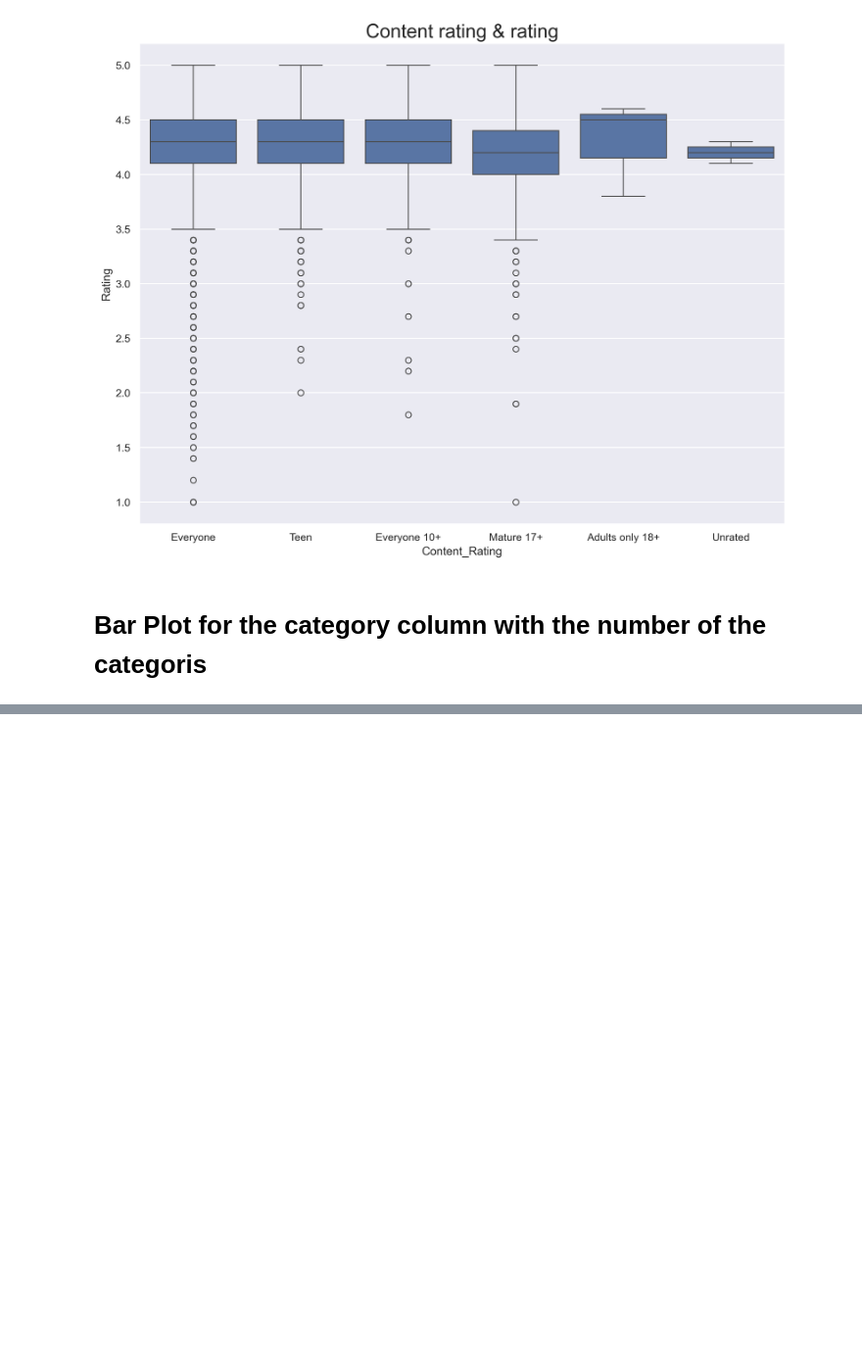
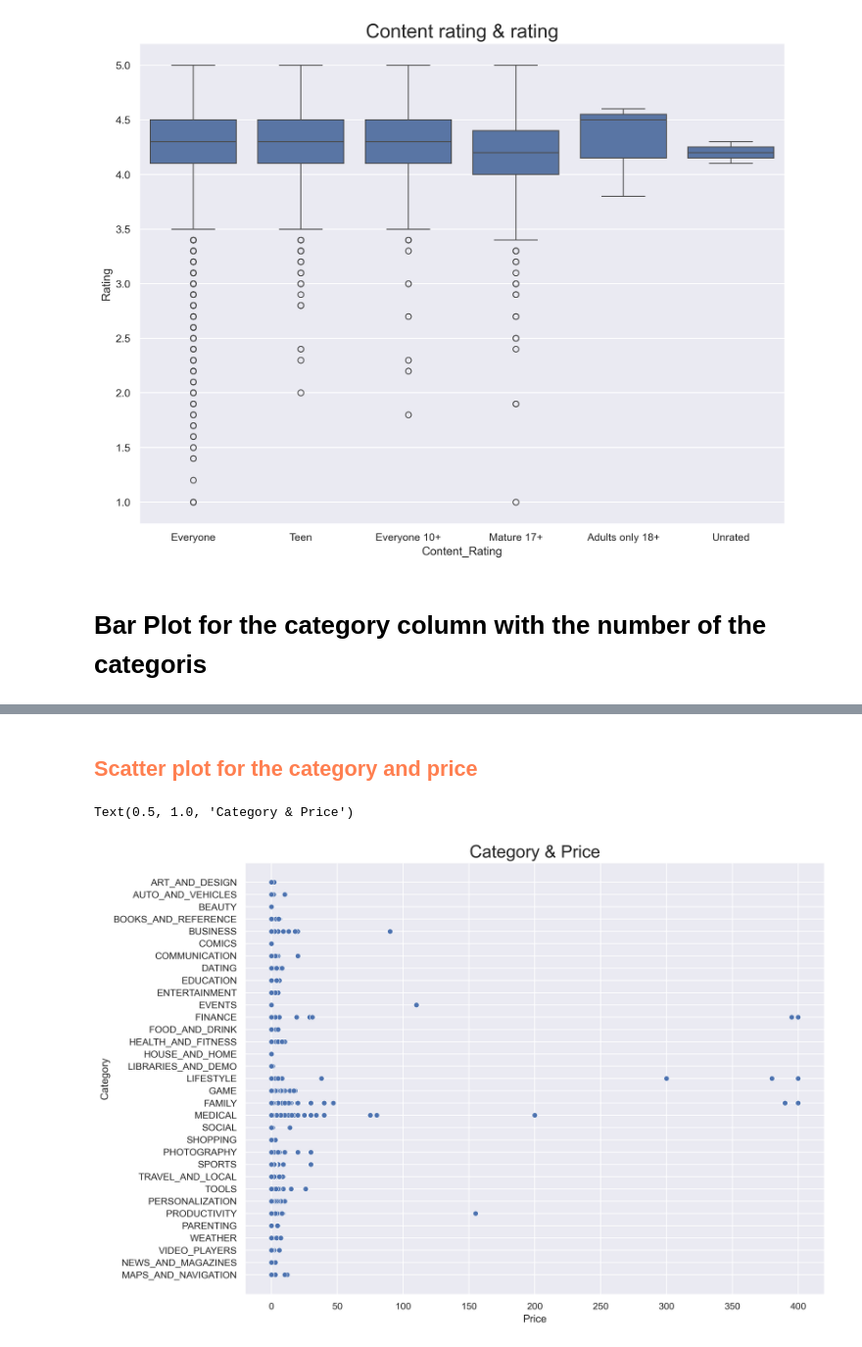
Before and after one commit to dimpal0510/EDA, a Jupyter notebook: google_Eda_data_Visualization.ipynb, the cells around one changed output, grey strips where cells are left out. Shown at 98% size. Drawn from its saved outputs; the diff is of its cells as text; code cells hidden in the pictures; blank space fills up the shorter version.

```diff
--- a/google_Eda_data_Visualization.ipynb
+++ b/google_Eda_data_Visualization.ipynb
@@ -427,0 +456,8 @@ ValueError: Length of Index vectors must match length of `data` when both are us
+# %% [markdown]
+## <font color='coral'> <b>Scatter plot for the category and price</b><font color='black'>
+# %%
+sns.scatterplot(data = df, y = "Category", x = "Price")
+plt.title("Category & Price", size=20)
+# %% [output]
+Text(0.5, 1.0, 'Category & Price')
+[figure, added]
```
Also changed, not shown: parts of 39 cells of this notebook.
